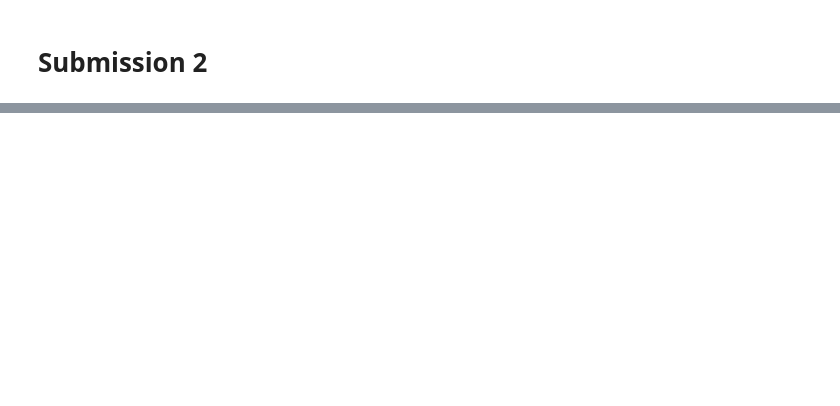
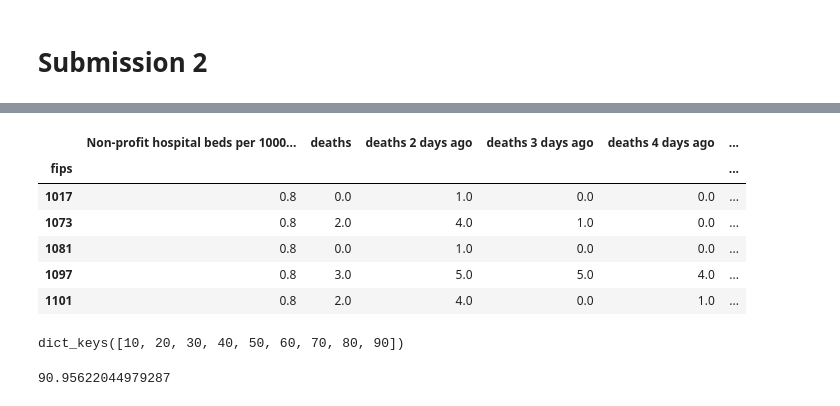
Before and after one commit to majesticfish/CS156B-Covid-Challenge, a Jupyter notebook: exploratory/Sean's Notebook/Just XY, please.ipynb, the cells around one changed output, grey strips where cells are left out. Drawn from its saved outputs; the diff is of its cells as text; code cells hidden in the pictures; blank space fills up the shorter version.

```diff
--- a/exploratory/Sean's Notebook/Just XY, please.ipynb
+++ b/exploratory/Sean's Notebook/Just XY, please.ipynb
@@ -459,0 +481,13 @@ assert(your_submission.index.equals(sample_submission.index))
+# %%
+df_true,_ =get_XY_with_neighs(df_jhu_merged, features, 0, 5, delta_death_counter, fips_list=large_fips, moving_window=False,offset=0)
+X_true = df_true[good_cols]
+X_true = X_true.set_index('fips')
+X_true.head()
+# %% [output]
+|  | Non-profit hospital beds per 1000... | deaths | deaths 2 days ago | deaths 3 days ago | deaths 4 days ago | ... |
+| fips |  |  |  |  |  | ... |
+| 1017 | 0.8 | 0.0 | 1.0 | 0.0 | 0.0 | ... |
+| 1073 | 0.8 | 2.0 | 4.0 | 1.0 | 0.0 | ... |
+| 1081 | 0.8 | 0.0 | 1.0 | 0.0 | 0.0 | ... |
+| 1097 | 0.8 | 3.0 | 5.0 | 5.0 | 4.0 | ... |
+| 1101 | 0.8 | 2.0 | 4.0 | 0.0 | 1.0 | ... |
@@ -459,0 +496,4 @@ assert(your_submission.index.equals(sample_submission.index))
+# %%
+percentiles_offset[1][36061].keys()
+# %% [output]
+dict_keys([10, 20, 30, 40, 50, 60, 70, 80, 90])
@@ -459,0 +544,4 @@ assert(your_submission.index.equals(sample_submission.index))
+# %%
+percentiles_offset[1][36061][10]
+# %% [output]
+90.95622044979287
```
Also changed, not shown: parts of 24 cells of this notebook, 2 other files.
